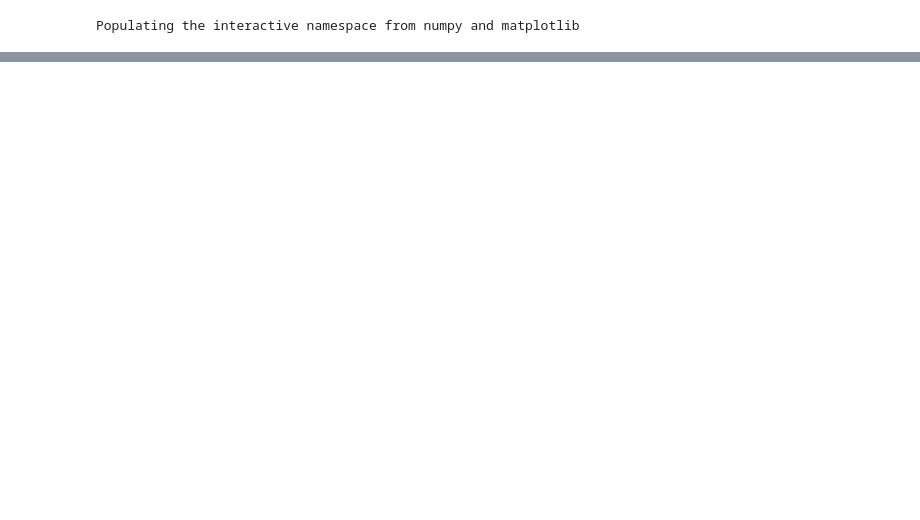
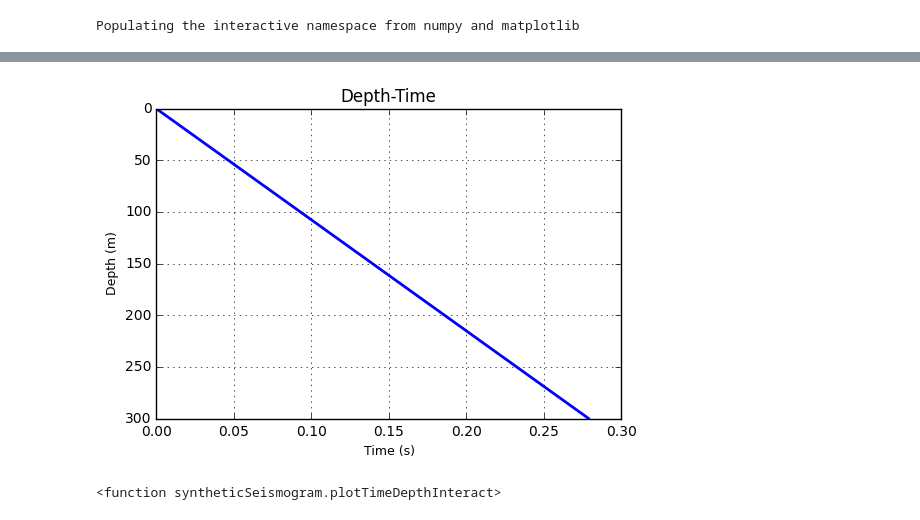
Before and after one commit to geoscixyz/geosci-labs, a Jupyter notebook: seismic/Synthetic seismogram.ipynb, the cells around one changed output, grey strips where cells are left out. Saved outputs shown, nothing was run; the diff lists cells and outputs as text; code cells hidden in the pictures; blank space fills up the shorter version.

```diff
--- a/seismic/Synthetic seismogram.ipynb
+++ b/seismic/Synthetic seismogram.ipynb
@@ -8 +12,6 @@ Populating the interactive namespace from numpy and matplotlib
+# %%
+interact(plotTimeDepthInteract,d2=(0.,200.,5),d3=(50.,300.,5),v1=(300.,4000.,50.),v2=(300.,4000.,50.),v3=(300.,4000.,50.))
+# %% [output]
+[figure, added]
+<function syntheticSeismogram.plotTimeDepthInteract>
 # %%
```
Also changed, not shown: parts of 5 cells of this notebook, 1 other file.
